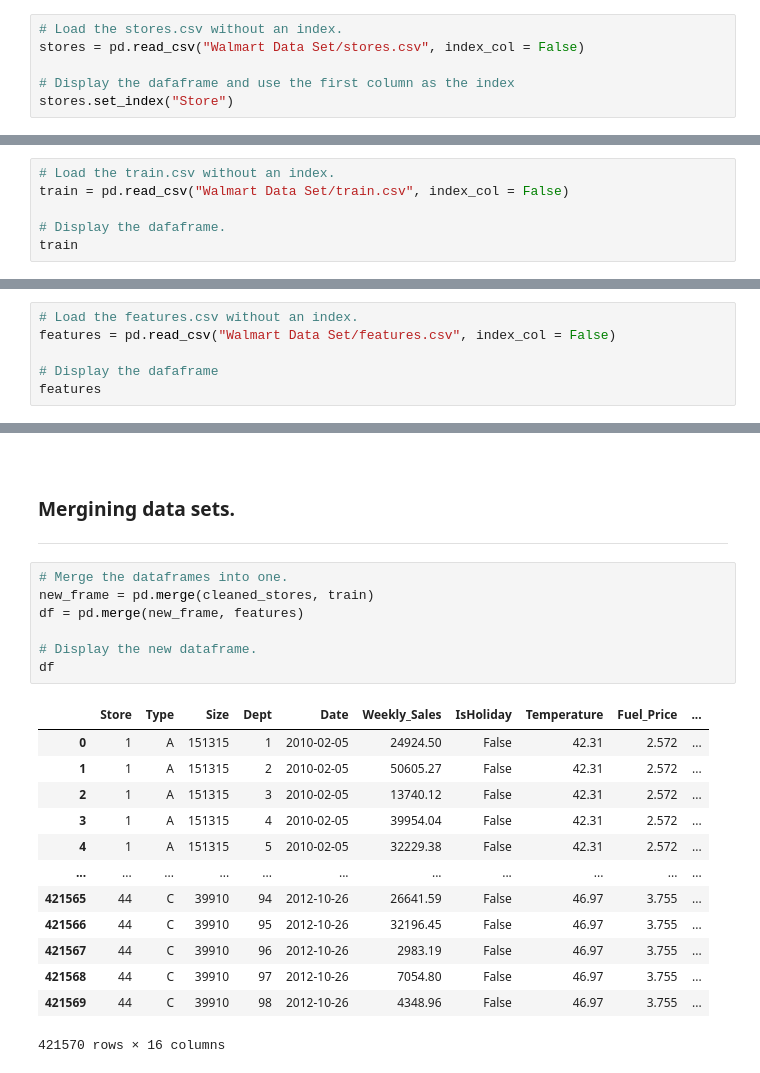
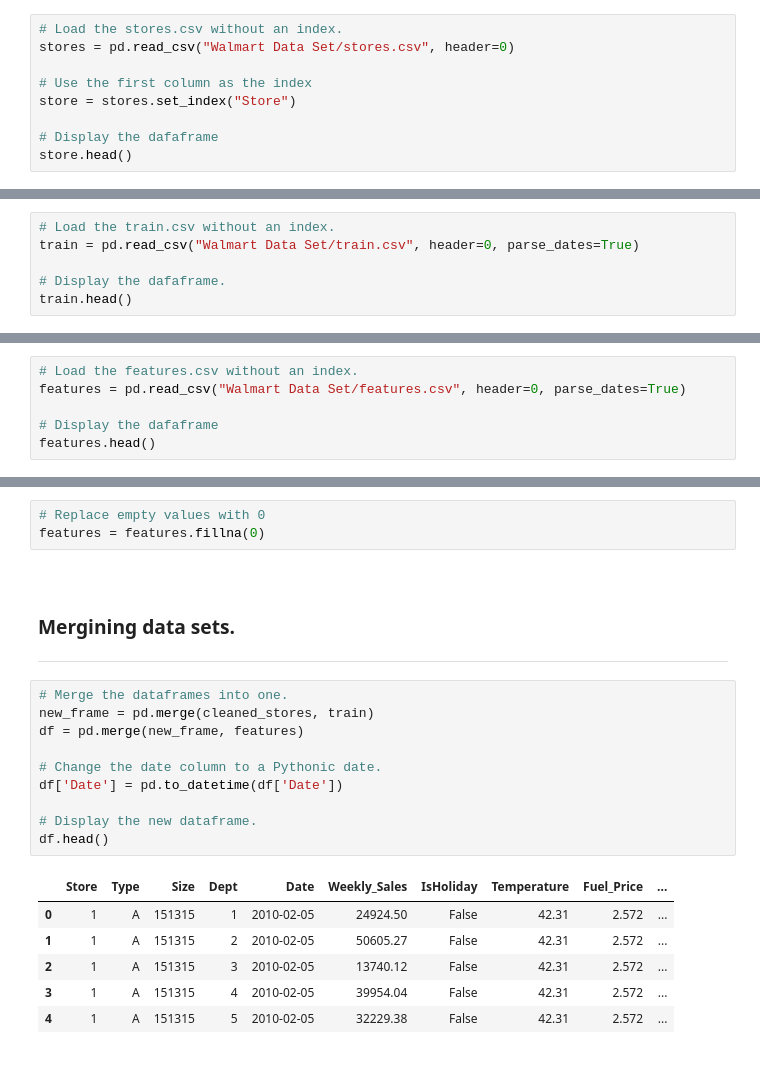
Before and after one commit to olgarozhdestvina/Sales-Forecasting, a Jupyter notebook: Sales Forecasting using Walmart Dataset.ipynb, the cells around one changed output, grey strips where cells are left out. Drawn from its saved outputs; the diff is of its cells as text.

```diff
--- a/Sales Forecasting using Walmart Dataset.ipynb
+++ b/Sales Forecasting using Walmart Dataset.ipynb
@@ -56,10 +57,13 @@ The data set consists of 4 csv files: stores, train, test, features. [3] First,
 _1. Load the file._
 # %%
 # Load the stores.csv without an index.
-stores = pd.read_csv("Walmart Data Set/stores.csv", index_col = False)
+stores = pd.read_csv("Walmart Data Set/stores.csv", header=0)
 
-# Display the dafaframe and use the first column as the index
-stores.set_index("Store")
+# Use the first column as the index
+store = stores.set_index("Store")
+
+# Display the dafaframe
+store.head()
 # %% [output]
 |  | Type | Size | Store A | Store B | Store C |
 | Store |  |  |  |  |  |
@@ -151,10 +155,10 @@ The above shows that the biggest stores are Type A, then Type B and the smallest
 #### Train.
 # %%
 # Load the train.csv without an index.
-train = pd.read_csv("Walmart Data Set/train.csv", index_col = False)
+train = pd.read_csv("Walmart Data Set/train.csv", header=0, parse_dates=True)
 
 # Display the dafaframe.
-train
+train.head()
 # %% [output]
 |  | Store | Dept | Date | Weekly_Sales | IsHoliday |
 | 0 | 1 | 1 | 2010-02-05 | 24924.50 | False |
@@ -236,10 +248,10 @@ dtype: int64
 #### Features.
 # %%
 # Load the features.csv without an index.
-features = pd.read_csv("Walmart Data Set/features.csv", index_col = False)
+features = pd.read_csv("Walmart Data Set/features.csv", header=0, parse_dates=True)
 
 # Display the dafaframe
-features
+features.head()
 # %% [output]
 |  | Store | Date | Temperature | Fuel_Price | MarkDown1 | MarkDown2 | MarkDown3 | MarkDown4 | MarkDown5 | ... |
 | 0 | 1 | 2010-02-05 | 42.31 | 2.572 | NaN | NaN | NaN | NaN | NaN | ... |
@@ -273,6 +300,9 @@ CPI              585
 Unemployment     585
 IsHoliday          0
 dtype: int64
+# %%
+# Replace empty values with 0
+features = features.fillna(0)
 # %% [markdown]
 <br>
 
@@ -281,21 +311,17 @@ ___
 # %%
 # Merge the dataframes into one.
 new_frame = pd.merge(cleaned_stores, train)
 df = pd.merge(new_frame, features)
 
+# Change the date column to a Pythonic date.
+df['Date'] = pd.to_datetime(df['Date'])
+
 # Display the new dataframe.
-df
+df.head()
 # %% [output]
 |  | Store | Type | Size | Dept | Date | Weekly_Sales | IsHoliday | Temperature | Fuel_Price | ... |
 | 0 | 1 | A | 151315 | 1 | 2010-02-05 | 24924.50 | False | 42.31 | 2.572 | ... |
 | 1 | 1 | A | 151315 | 2 | 2010-02-05 | 50605.27 | False | 42.31 | 2.572 | ... |
 | 2 | 1 | A | 151315 | 3 | 2010-02-05 | 13740.12 | False | 42.31 | 2.572 | ... |
 | 3 | 1 | A | 151315 | 4 | 2010-02-05 | 39954.04 | False | 42.31 | 2.572 | ... |
 | 4 | 1 | A | 151315 | 5 | 2010-02-05 | 32229.38 | False | 42.31 | 2.572 | ... |
-| ... | ... | ... | ... | ... | ... | ... | ... | ... | ... | ... |
-| 421565 | 44 | C | 39910 | 94 | 2012-10-26 | 26641.59 | False | 46.97 | 3.755 | ... |
-| 421566 | 44 | C | 39910 | 95 | 2012-10-26 | 32196.45 | False | 46.97 | 3.755 | ... |
-| 421567 | 44 | C | 39910 | 96 | 2012-10-26 | 2983.19 | False | 46.97 | 3.755 | ... |
-| 421568 | 44 | C | 39910 | 97 | 2012-10-26 | 7054.80 | False | 46.97 | 3.755 | ... |
-| 421569 | 44 | C | 39910 | 98 | 2012-10-26 | 4348.96 | False | 46.97 | 3.755 | ... |
-421570 rows × 16 columns
```
Also changed, not shown: parts of 25 cells of this notebook.
